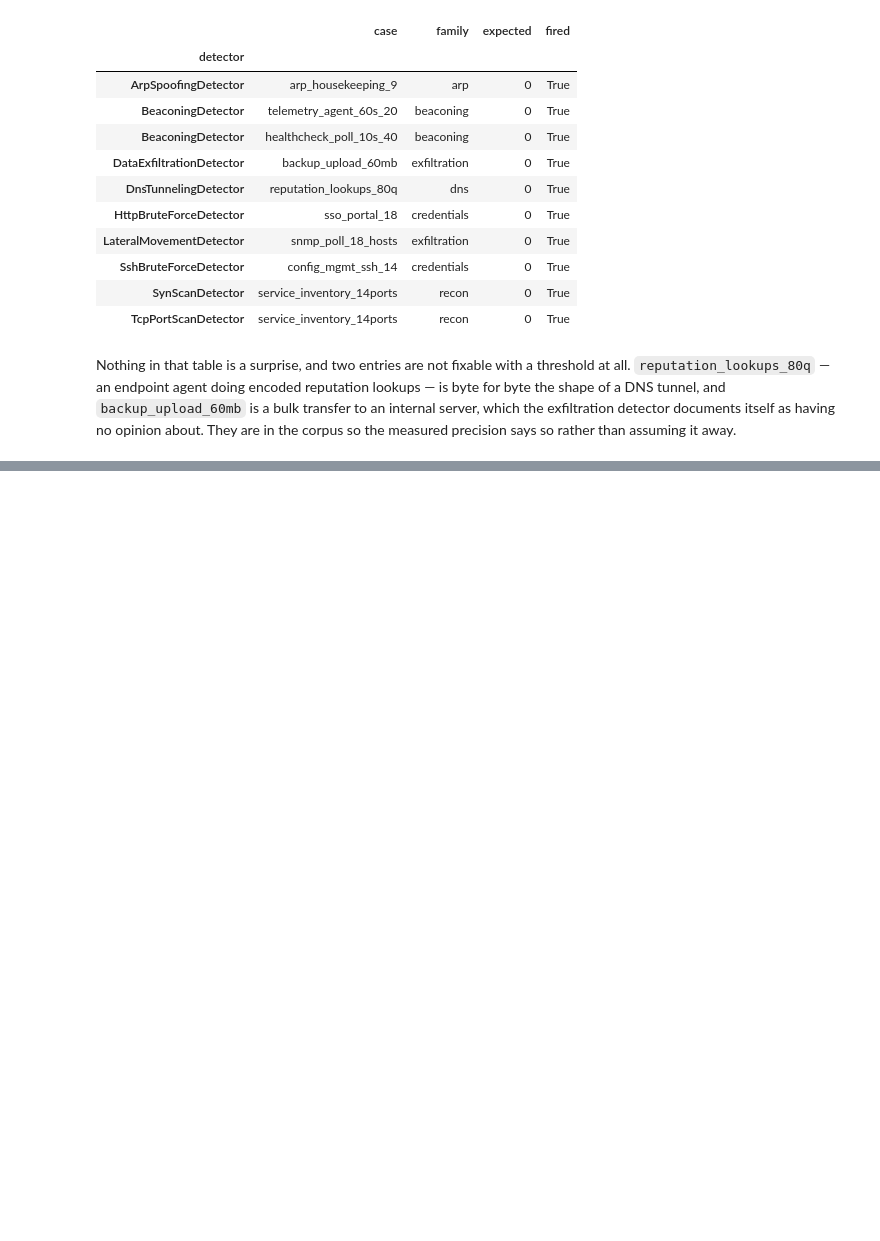
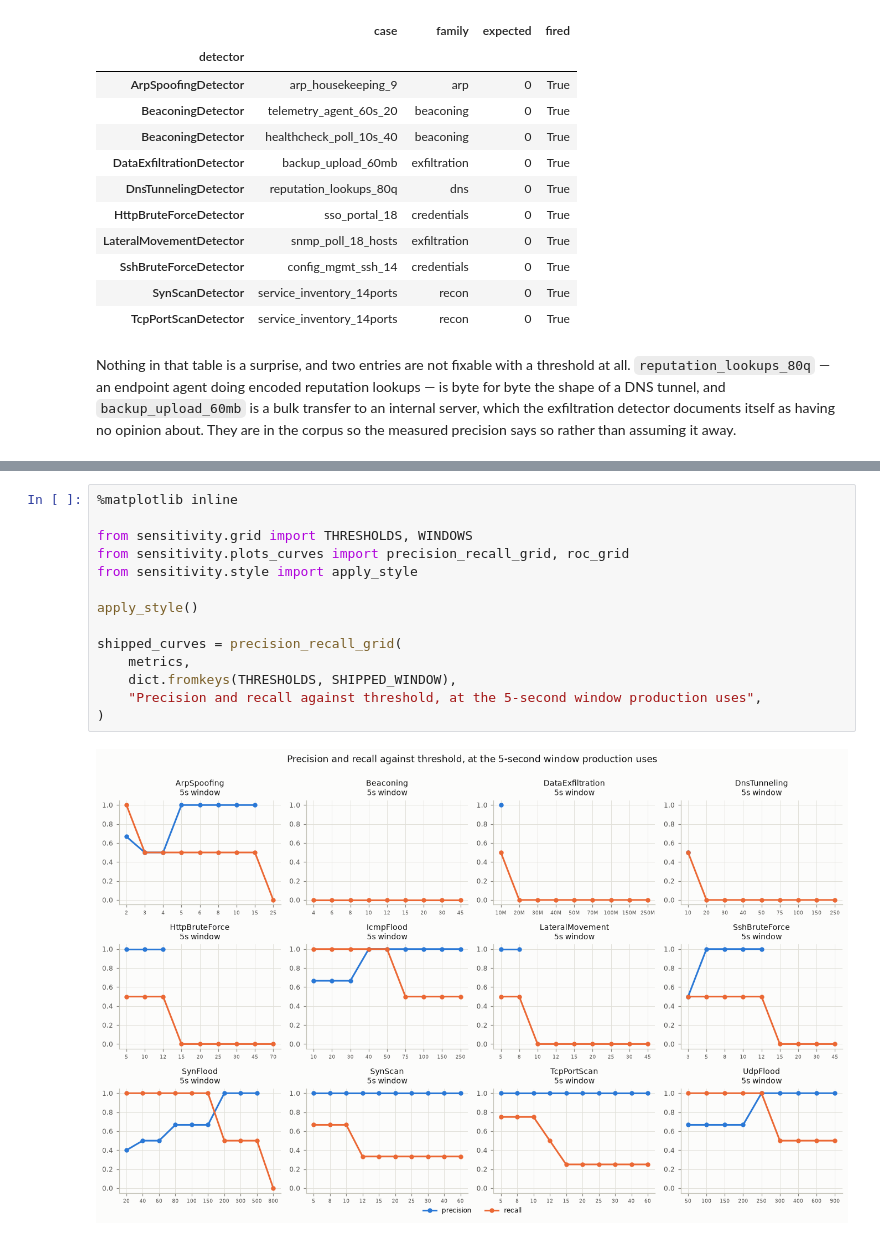
Before and after one commit to YanalSerhan/Network-Intrusion-Detection-System, a Jupyter notebook: notebooks/detection_analysis.ipynb, the cells around one changed output, grey strips where cells are left out. Saved outputs shown, nothing was run; the diff lists cells and outputs as text; blank space fills up the shorter version.

```diff
--- a/notebooks/detection_analysis.ipynb
+++ b/notebooks/detection_analysis.ipynb
@@ -280,0 +281,16 @@ They are added to this notebook in the sections that follow.
+# %%
+%matplotlib inline
+
+from sensitivity.grid import THRESHOLDS, WINDOWS
+from sensitivity.plots_curves import precision_recall_grid, roc_grid
+from sensitivity.style import apply_style
+
+apply_style()
+
+shipped_curves = precision_recall_grid(
+    metrics,
+    dict.fromkeys(THRESHOLDS, SHIPPED_WINDOW),
+    "Precision and recall against threshold, at the 5-second window production uses",
+)
+# %% [output]
+[figure, added]
```
Also changed, not shown: parts of 7 cells of this notebook, 7 other files.
